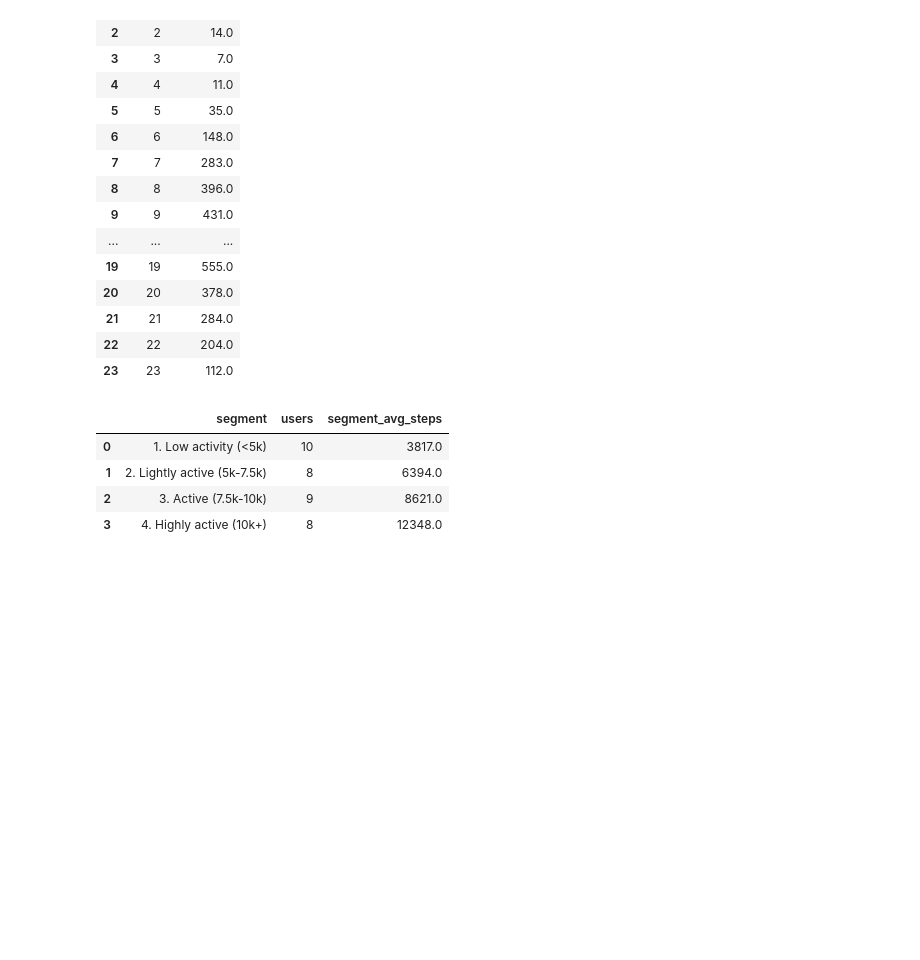
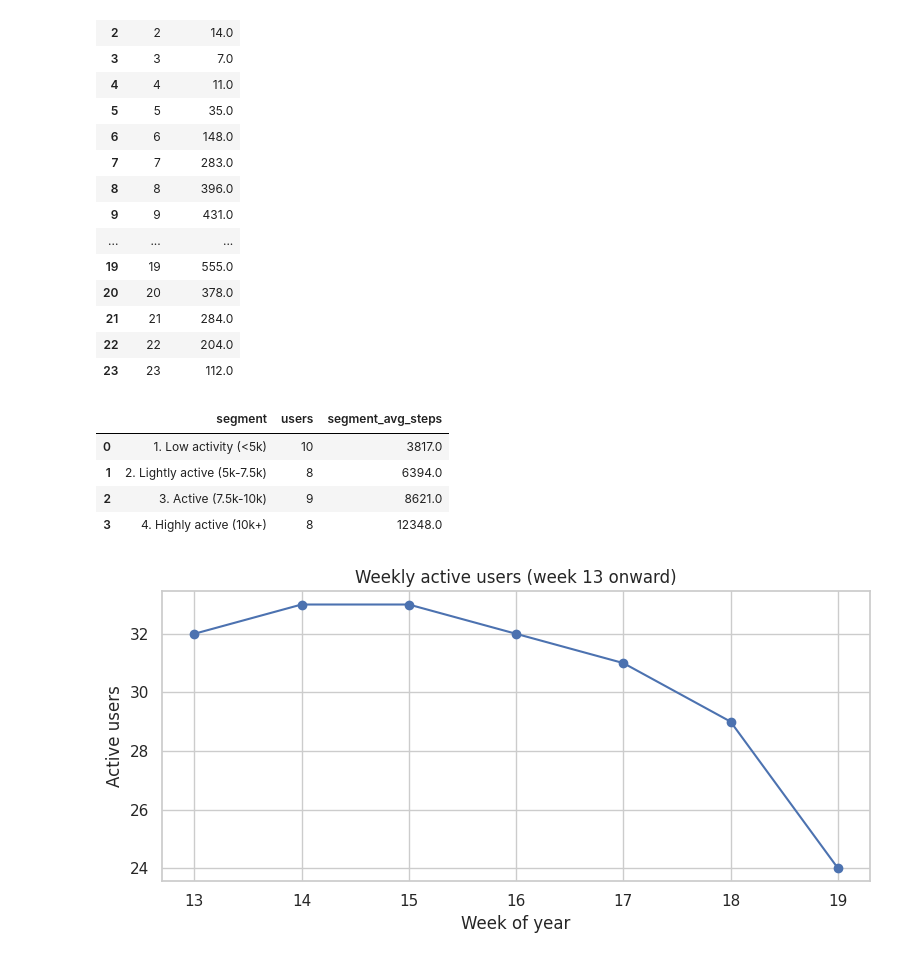
Before and after one commit to raghavxi1/fitness-engagement-analysis, a Jupyter notebook: notebooks/02_sql_analysis.ipynb, the cells around one changed output. Drawn from its saved outputs; the diff is of its cells as text; code cells hidden in the pictures; blank space fills up the shorter version.

Commit message:
Add analysis charts

```diff
--- a/notebooks/02_sql_analysis.ipynb
+++ b/notebooks/02_sql_analysis.ipynb
@@ -137,3 +137,20 @@ ORDER BY segment
 | 1 | 2. Lightly active (5k-7.5k) | 8 | 6394.0 |
 | 2 | 3. Active (7.5k-10k) | 9 | 8621.0 |
 | 3 | 4. Highly active (10k+) | 8 | 12348.0 |
+# %%
+import matplotlib.pyplot as plt, seaborn as sns
+sns.set_theme(style="whitegrid")
+
+wk = q("""SELECT CAST(strftime('%W', ActivityDate) AS INT) AS week_no,
+          COUNT(DISTINCT Id) AS users_active
+          FROM daily_activity WHERE LikelyNotWorn = 0
+          GROUP BY week_no""")
+wk = wk[wk.week_no >= 13]   # exclude onboarding weeks
+
+plt.figure(figsize=(8,4))
+plt.plot(wk.week_no, wk.users_active, marker="o")
+plt.title("Weekly active users (week 13 onward)")
+plt.xlabel("Week of year"); plt.ylabel("Active users")
+plt.tight_layout(); plt.savefig("weekly_active_users.png", dpi=150); plt.show()
+# %% [output]
+[figure, added]
```
Also changed, not shown: parts of 5 cells of this notebook.
